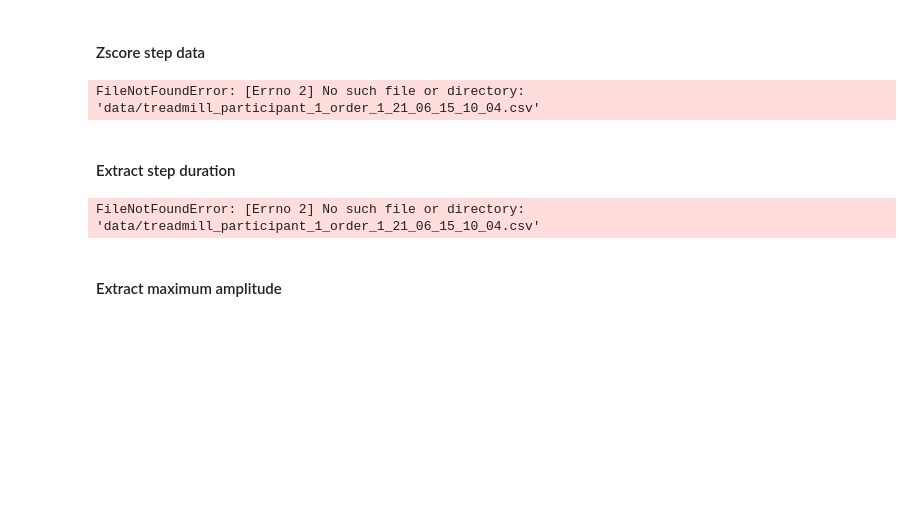
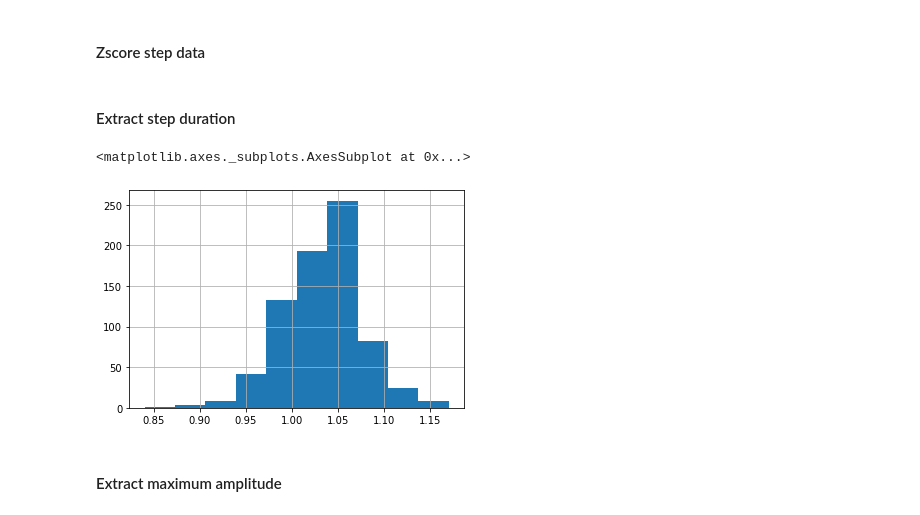
Before and after one commit to creamlab/treadmill, a Jupyter notebook: analysis/analysis.ipynb, the cells around one changed output. Saved outputs shown, nothing was run; the diff lists cells and outputs as text; code cells hidden in the pictures; blank space fills up the shorter version.

```diff
--- a/analysis/analysis.ipynb
+++ b/analysis/analysis.ipynb
@@ -553,7 +488,7 @@ def zscore_step_data(step_data):
 
     return step_data
 
-treadmill_data='treadmill_participant_1_order_1_21_06_15_10_04.csv'
+treadmill_data='treadmill_participant_1_order_1_21_06_15_10_04_data.csv'
 cols = ['time','x_left','y_left','z_left','x_right','y_right','z_right']
 treadmill_data = pd.read_csv('data/'+treadmill_data)
 treadmill_data[cols] = treadmill_data[cols].apply(pd.to_numeric)
@@ -567,35 +502,34 @@ sound_data.pitch = sound_data.pitch.apply(pd.to_numeric)
 
 merged_data = merge_step_data_with_sounds(step_data,sound_data)
 merged_data = zscore_step_data(merged_data)
-# %% [output]
-FileNotFoundError: [Errno 2] No such file or directory: 'data/treadmill_participant_1_order_1_21_06_15_10_04.csv'
 # %% [markdown]
 #### Extract step duration
 # %%
 def extract_step_duration(step_data):
 
     step_data['step_duration'] = step_data['end'] - step_data['start']
 
     return step_data
 
-treadmill_data='treadmill_participant_1_order_1_21_06_15_10_04.csv'
+treadmill_data='treadmill_participant_1_order_1_21_06_15_10_04_data.csv'
 cols = ['time','x_left','y_left','z_left','x_right','y_right','z_right']
 treadmill_data = pd.read_csv('data/'+treadmill_data)
 treadmill_data[cols] = treadmill_data[cols].apply(pd.to_numeric)
 rs_treadmill_data = resample_all_cols(treadmill_data)
 de_treadmill_data = detrend_all_cols(rs_treadmill_data)
 step_data = convert_to_steps(de_treadmill_data)
 
 sound_data='treadmill_participant_1_order_1_21_06_15_10_04_sound.csv'
 sound_data = pd.read_csv('data/'+sound_data)
 sound_data.pitch = sound_data.pitch.apply(pd.to_numeric)
 
 merged_data = merge_step_data_with_sounds(step_data,sound_data)
 
 extract_step_duration(merged_data)
 merged_data.step_duration.hist()
 # %% [output]
-FileNotFoundError: [Errno 2] No such file or directory: 'data/treadmill_participant_1_order_1_21_06_15_10_04.csv'
+<matplotlib.axes._subplots.AxesSubplot at 0x...>
+[figure, added]
 # %% [markdown]
 #### Extract maximum amplitude
 # %%
```
Also changed, not shown: parts of 31 cells of this notebook.
